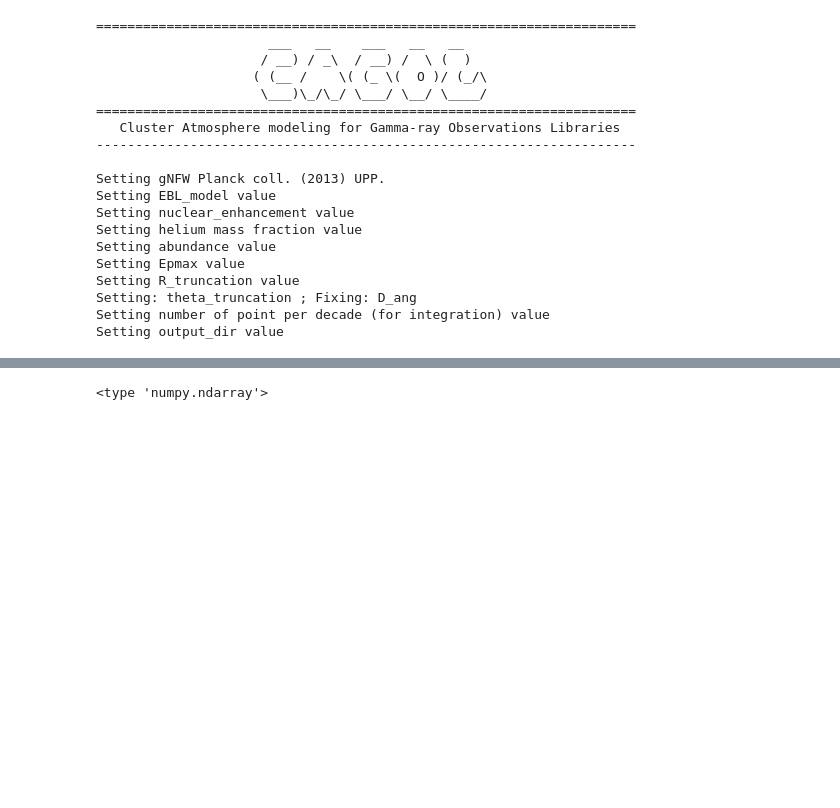
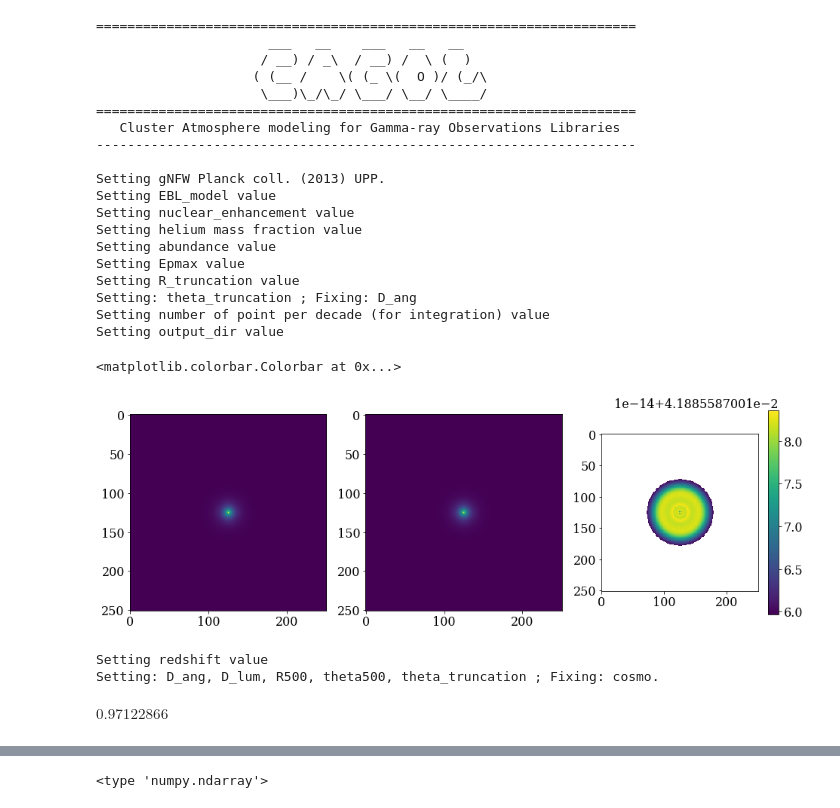
Before and after one commit to renlliang3/ClusterModel, a Jupyter notebook: notebook/model_dev_parameters.ipynb, the cells around one changed output, grey strips where cells are left out. Cells and saved outputs as stored; diff of their text form; code cells hidden in the pictures; blank space fills up the shorter version.

Commit message:
apply Kcor to gamma and neutrinos

```diff
--- a/notebook/model_dev_parameters.ipynb
+++ b/notebook/model_dev_parameters.ipynb
@@ -38,7 +38,7 @@ clust.Epmax = 1e7*u.GeV
 
 clust.R_truncation = 1.6*u.Mpc
 
-clust.Npt_per_decade_integ = 100
+clust.Npt_per_decade_integ = 10
 
 clust.output_dir = '/Users/adam/Desktop/TestX'
 dat_dir = os.getenv('CTAPHYS_EDAT_DIR')
@@ -67,3 +67,27 @@ Setting R_truncation value
 Setting: theta_truncation ; Fixing: D_ang
 Setting number of point per decade (for integration) value
 Setting output_dir value
+# %%
+m1 = clust.get_neutrino_map(Kcor=True, Energy_density=True, Normalize=False)
+m2 = clust.get_neutrino_map(Kcor=False, Energy_density=True, Normalize=False)
+
+plt.figure(1, figsize=(15,5))
+plt.subplot(131)
+plt.imshow(m1.value)
+plt.subplot(132)
+plt.imshow(m2.value)
+plt.subplot(133)
+plt.imshow(m2.value/m1.value-1)
+plt.colorbar()
+# %% [output]
+<matplotlib.colorbar.Colorbar at 0x...>
+[figure, added]
+# %%
+clust.redshift = 0.02
+f1 = clust.get_neutrino_flux(Kcor=True, Energy_density=False)
+f2 = clust.get_neutrino_flux(Kcor=False, Energy_density=False)
+f1/f2
+# %% [output]
+Setting redshift value
+Setting: D_ang, D_lum, R500, theta500, theta_truncation ; Fixing: cosmo.
+$0.97122866 \; \mathrm{}$
```
Also changed, not shown: parts of 2 cells of this notebook, 1 other file.
